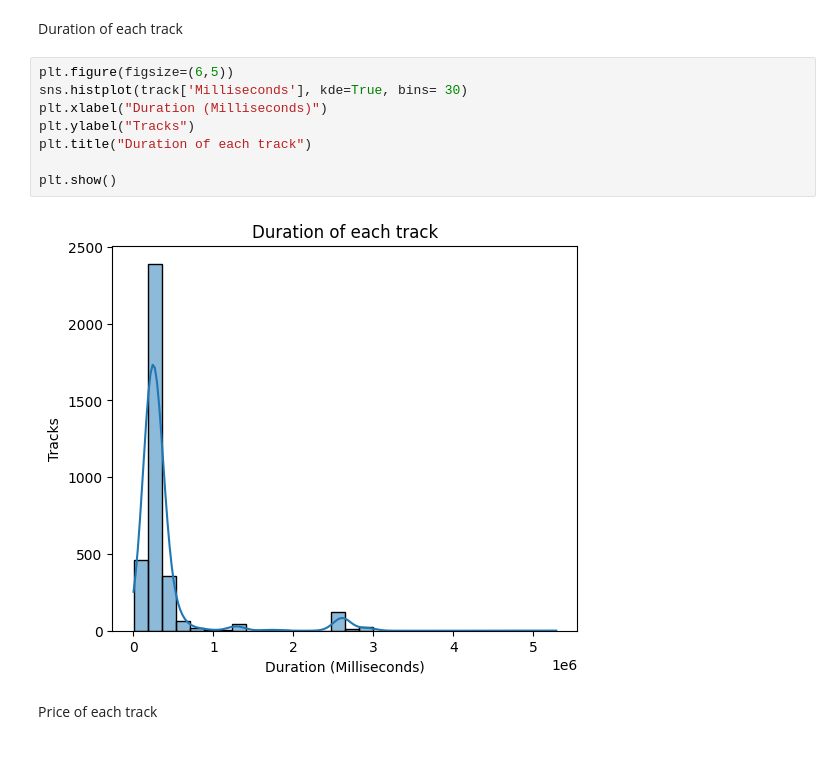
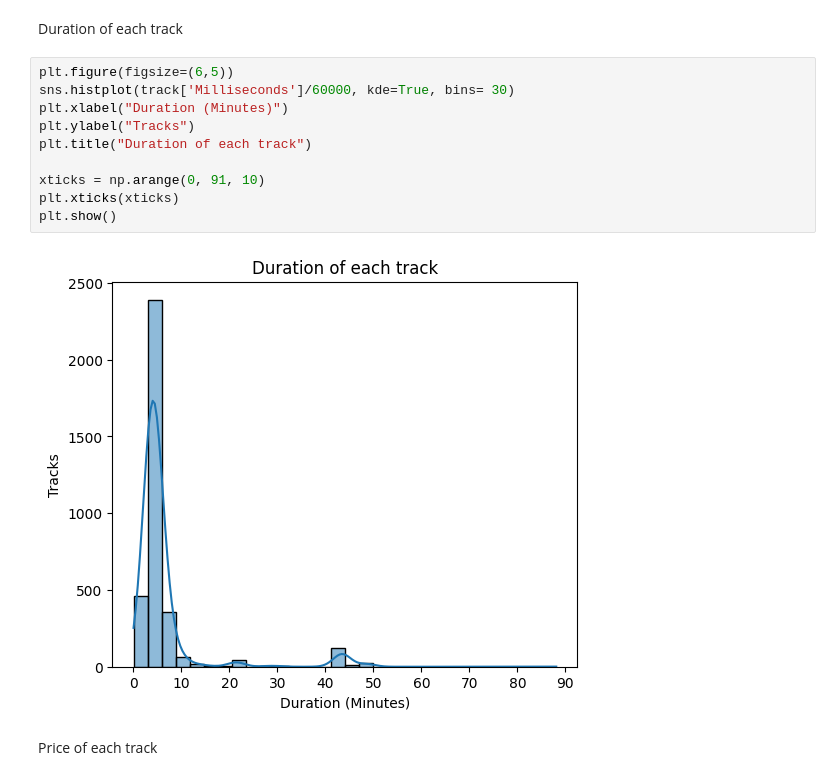
Before and after one commit to Neghfa/chinook_analysis, a Jupyter notebook: notebooks/Chinook Analysis.ipynb, the cells around one changed output. Drawn from its saved outputs; the diff is of its cells as text.

```diff
--- a/notebooks/Chinook Analysis.ipynb
+++ b/notebooks/Chinook Analysis.ipynb
@@ -145,14 +147,16 @@ plt.show()
 Duration of each track
 # %%
 plt.figure(figsize=(6,5))
-sns.histplot(track['Milliseconds'], kde=True, bins= 30)
-plt.xlabel("Duration (Milliseconds)")
+sns.histplot(track['Milliseconds']/60000, kde=True, bins= 30)
+plt.xlabel("Duration (Minutes)")
 plt.ylabel("Tracks")
 plt.title("Duration of each track")
 
+xticks = np.arange(0, 91, 10)
+plt.xticks(xticks)
 plt.show()
 # %% [output]
-[figure, old version]
+[figure, new version]
 # %% [markdown]
 Price of each track
 # %%
```
Also changed, not shown: parts of 44 cells of this notebook.
